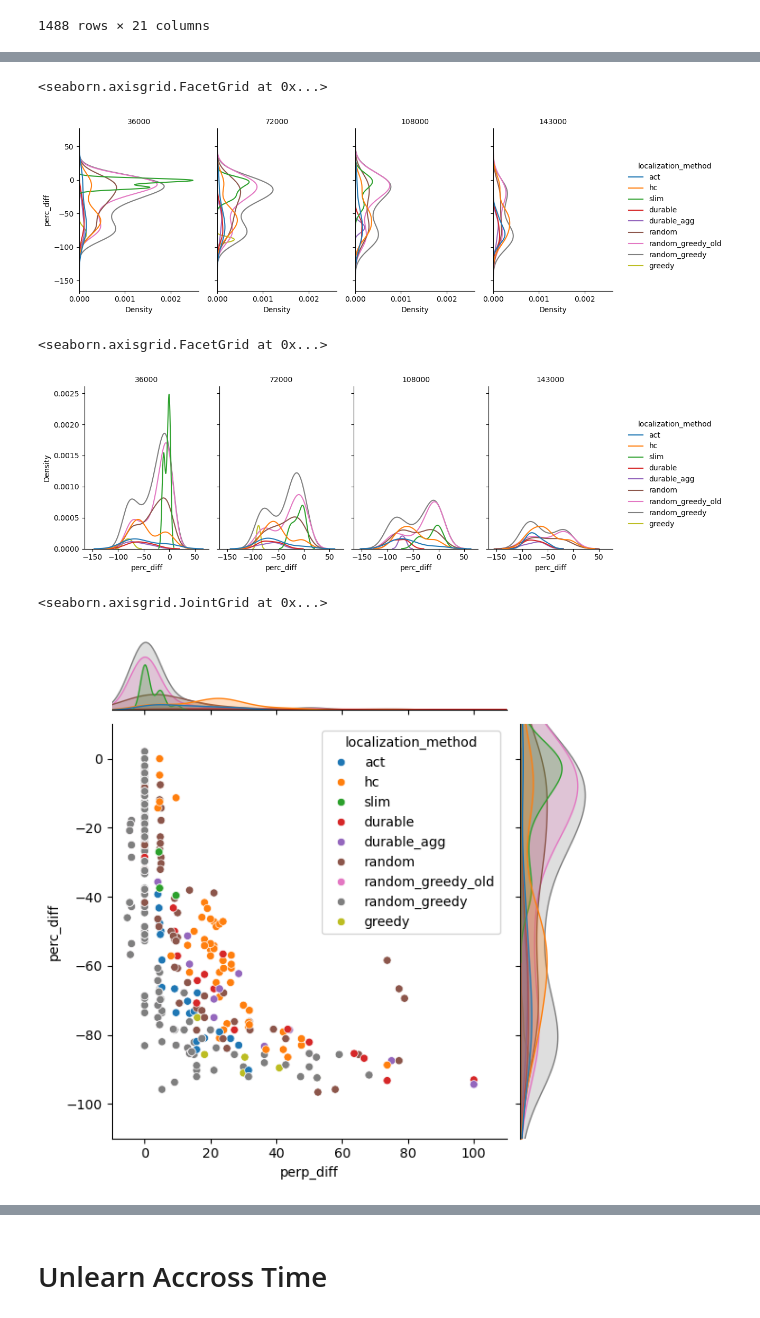
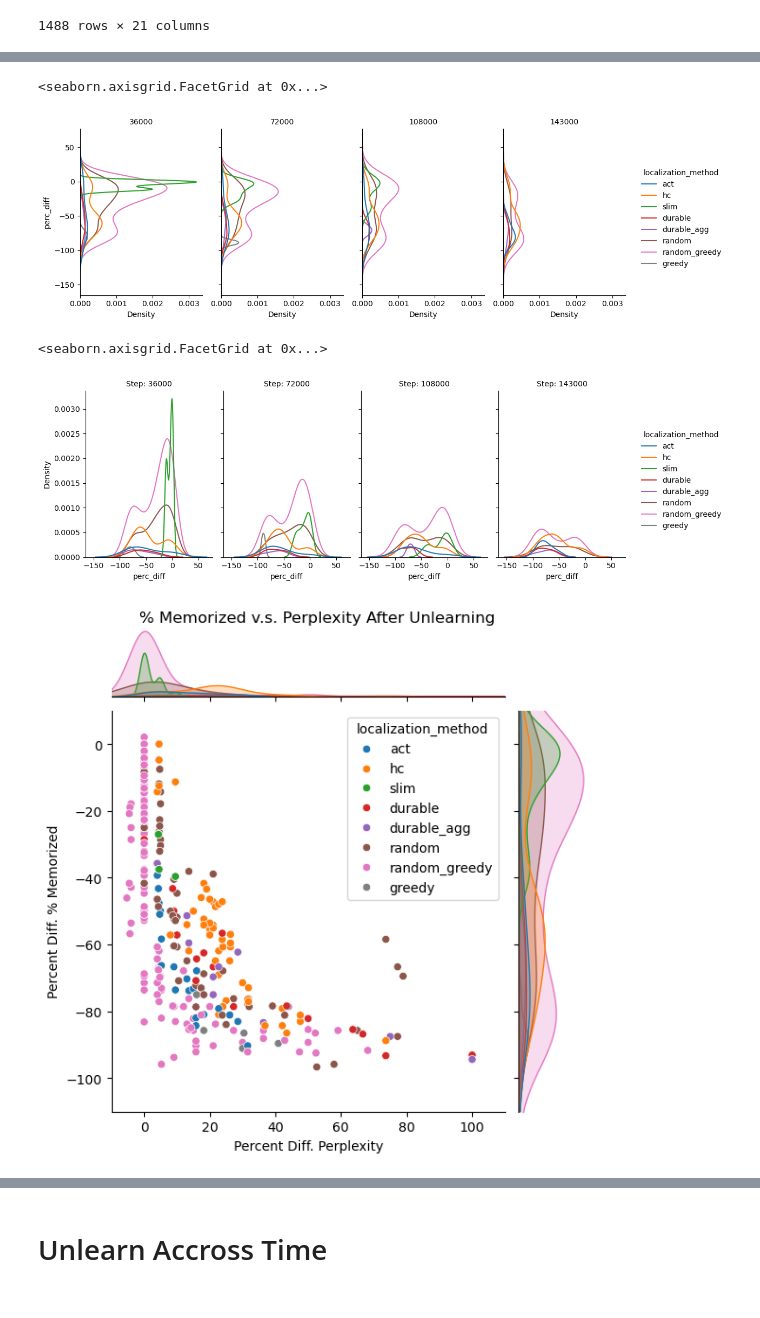
Before and after one commit to msakarvadia/memorization, a Jupyter notebook: figs/pythia_unlearning_results.ipynb, the cells around one changed output, grey strips where cells are left out. Saved outputs shown, nothing was run; the diff lists cells and outputs as text; code cells hidden in the pictures.

```diff
--- a/figs/pythia_unlearning_results.ipynb
+++ b/figs/pythia_unlearning_results.ipynb
@@ -759,6 +759,10 @@ df_w_all_prod_results
 | 1486 | EleutherAI/pythia-2.8b-deduped | random_greedy | 0.100 | 32 | 20 | 1000 | 0.1 | 0.1 | ... |
 | 1487 | EleutherAI/pythia-2.8b-deduped | random_greedy | 0.100 | 32 | 1 | 1000 | 0.1 | 0.1 | ... |
 1488 rows × 21 columns
+# %%
+# Filter our "random_greedy_old"
+
+df_w_all_prod_results = df_w_all_prod_results[df_w_all_prod_results.localization_method != "random_greedy_old"]
 # %%
 sns.boxenplot(y="localization_method", x="perp_diff", data=df_w_all_prod_results[(df_w_all_prod_results.perp < 40) & (df_w_all_prod_results.perc < 50)])
 # %% [output]
@@ -854,29 +858,35 @@ g = sns.displot(
 g.set_titles("{col_name}")
 # %% [output]
 <seaborn.axisgrid.FacetGrid at 0x...>
-[figure, old version]
+[figure, new version]
 # %%
 g = sns.displot(
      x="perc_diff", hue="localization_method", data=df_w_all_prod_results[(df_w_all_prod_results.perp < 40) & (df_w_all_prod_results.perc < 50)], col="step",
     kind="kde", height=4, aspect=.7,
 )
 
-g.set_titles("{col_name}")
+g.set_titles("Step: {col_name}")
 # %% [output]
 <seaborn.axisgrid.FacetGrid at 0x...>
-[figure, old version]
+[figure, new version]
 # %%
-sns.jointplot( y="perc_diff",
+p = sns.jointplot( y="perc_diff",
                x="perp_diff",
               hue="localization_method",
               data=df_w_all_prod_results[(df_w_all_prod_results.perp < 40) & (df_w_all_prod_results.perc < 50)],
               #kind="kde",
               xlim=(-10,110),
               ylim=(-110,10),
-              )
+              #palette="Set2",
+                 )
+p.fig.suptitle("% Memorized v.s. Perplexity After Unlearning")
+#p.fig.xlabel('Percent Diff. Perplexity')
+p.ax_joint.set_ylabel('Percent Diff. % Memorized')
+p.ax_joint.set_xlabel('Percent Diff. Perplexity')
+p.fig.subplots_adjust(top=0.95)
+plt.savefig(f"pythia_method_scatter_kde_plot.pdf", bbox_inches='tight')
 # %% [output]
-<seaborn.axisgrid.JointGrid at 0x...>
-[figure, old version]
+[figure, new version]
 # %%
 fig, axs = plt.subplots( 1, 1, sharex="col", sharey='row', figsize=(10,6))
 sns.scatterplot(x="perp", y="perc", data=df_w_all_prod_results, hue='localization_method', ax=axs)
```
Also changed, not shown: parts of 24 cells of this notebook, 3 other files.
